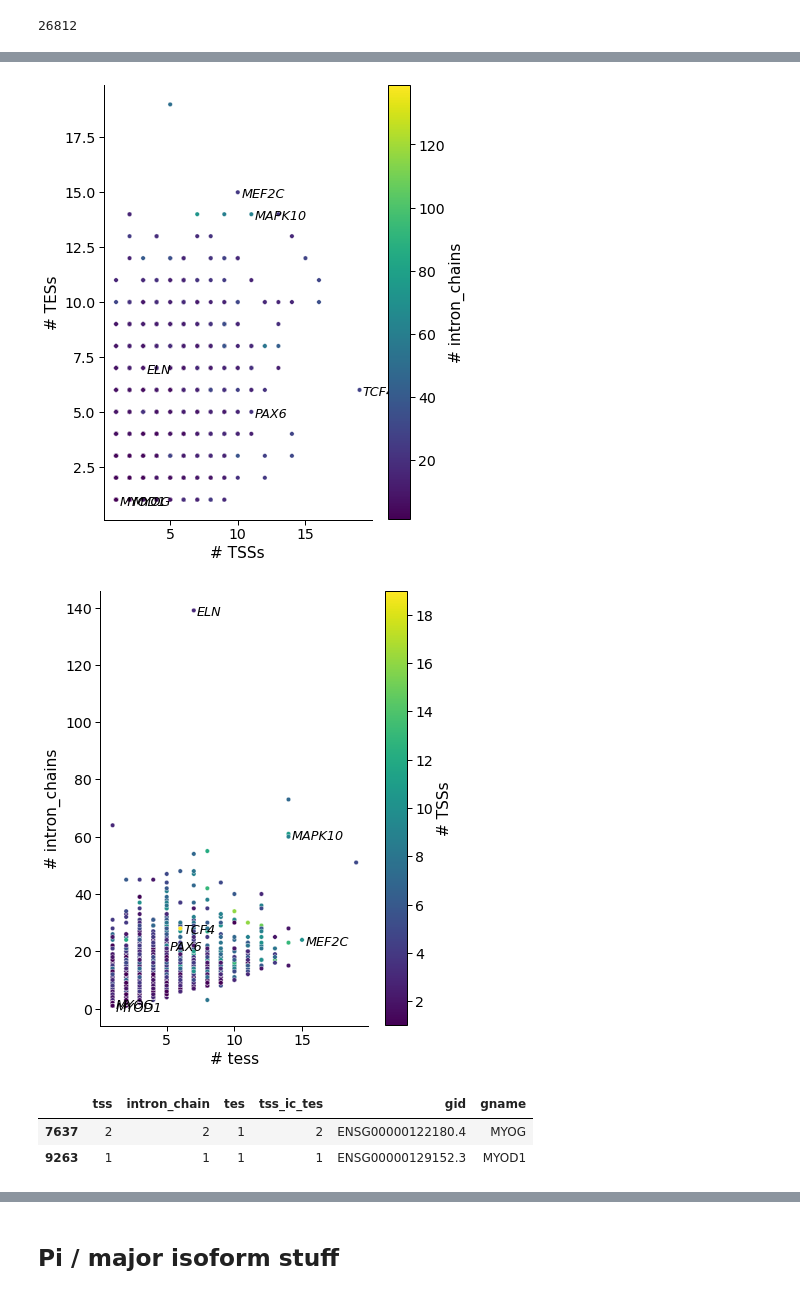
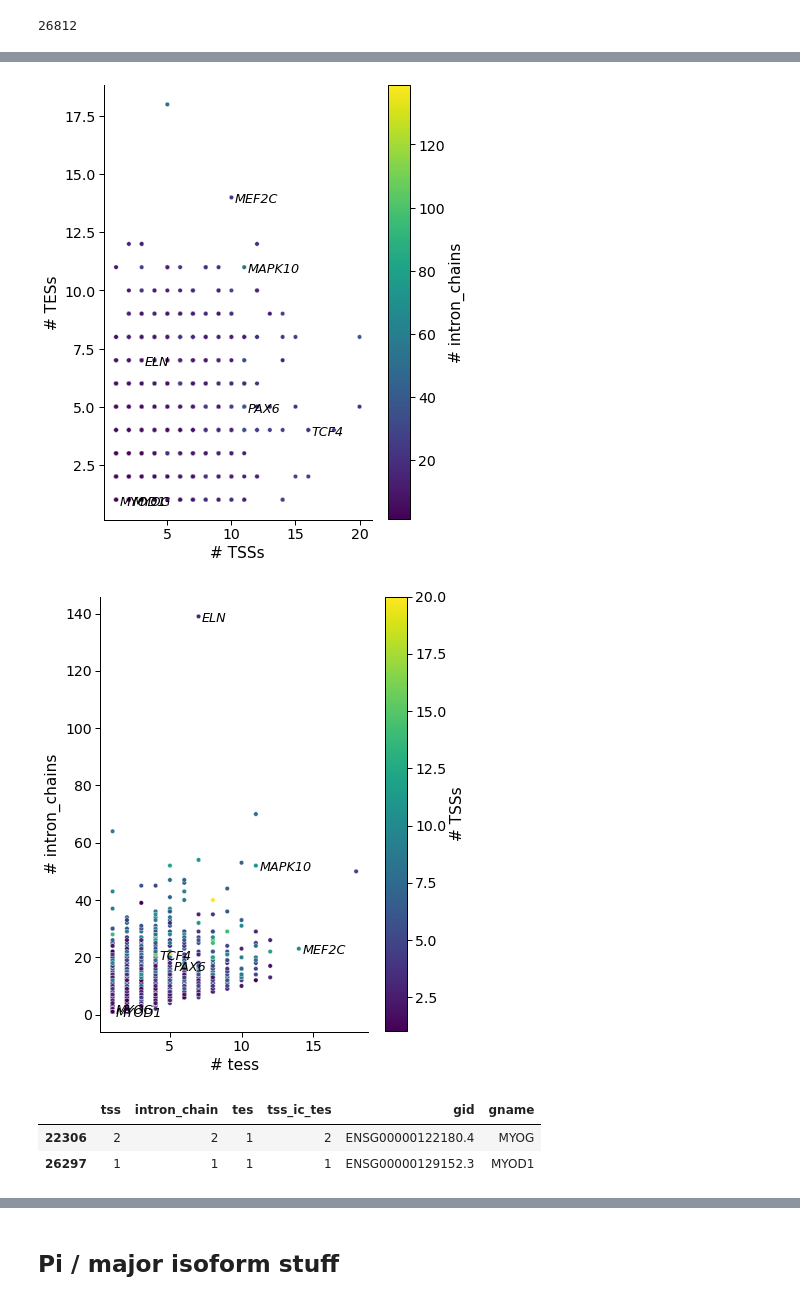
Before and after one commit to fairliereese/rnawg, a Jupyter notebook: lr_bulk/swan/swan.ipynb, the cells around one changed output, grey strips where cells are left out. Saved outputs shown, nothing was run; the diff lists cells and outputs as text; code cells hidden in the pictures.

```diff
--- a/lr_bulk/swan/swan.ipynb
+++ b/lr_bulk/swan/swan.ipynb
@@ -121,3 +121,9 @@ Total # isos detected: 156027
 # isos >= 1 tpm: 141390
 Applying gene type and novelty subset
 Number of isos reported: 129369
+# %%
+verbose=False
+novel_tids = inds
+annot_slack = 200
+novel_slack = 100
+verbose=True
@@ -124,4 +333,4 @@ Number of isos reported: 129369
 # %%
-all_df, regions = get_ic_tss_tes(sg,
+all_df, regions, annot_counts, all_counts, obs_counts = get_ic_tss_tes(sg,
                              novel_tids=inds,
-                             verbose=True)
+                             verbose=False)
@@ -321,7 +413,7 @@ len(counts.index)
 26812
 # %%
 genes = ['PAX6', 'TCF4', 'MAPK10', 'ELN', 'MEF2C', 'MYOD1', 'MYOG']
-plot_n_ic_tss_tes(counts,
+plot_n_ic_tss_tes(obs_counts,
                   label_genes=genes,
                   kind='obs',
                   opref='figures/human')
@@ -330,8 +422,8 @@ plot_n_ic_tss_tes(counts,
-[figure, old version]
+[figure, new version]
-[figure, old version]
+[figure, new version]
 # %%
-counts.loc[counts.gname.isin(['MYOD1', 'MYOG'])]
+obs_counts.loc[obs_counts.gname.isin(['MYOD1', 'MYOG'])]
 # %% [output]
 |  | tss | intron_chain | tes | tss_ic_tes | gid | gname |
-| 7637 | 2 | 2 | 1 | 2 | ENSG00000122180.4 | MYOG |
-| 9263 | 1 | 1 | 1 | 1 | ENSG00000129152.3 | MYOD1 |
+| 22306 | 2 | 2 | 1 | 2 | ENSG00000122180.4 | MYOG |
+| 26297 | 1 | 1 | 1 | 1 | ENSG00000129152.3 | MYOD1 |
```
Also changed, not shown: parts of 35 cells of this notebook, 2 other files.
